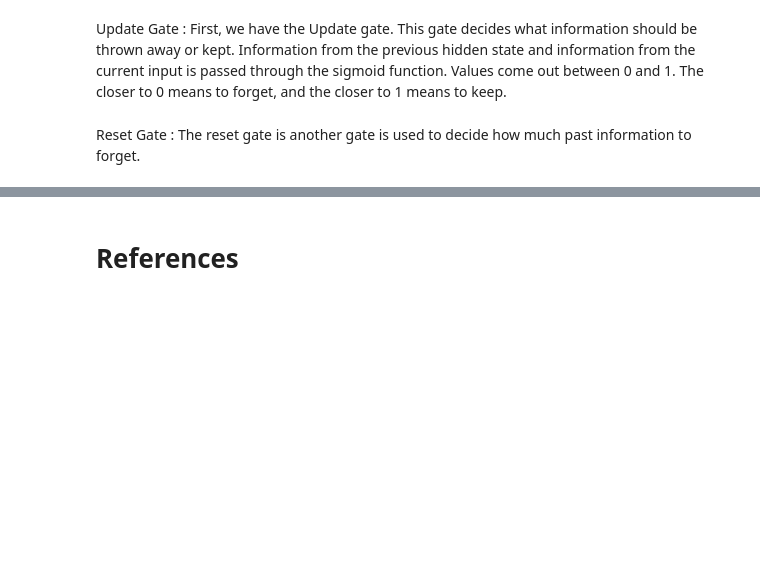
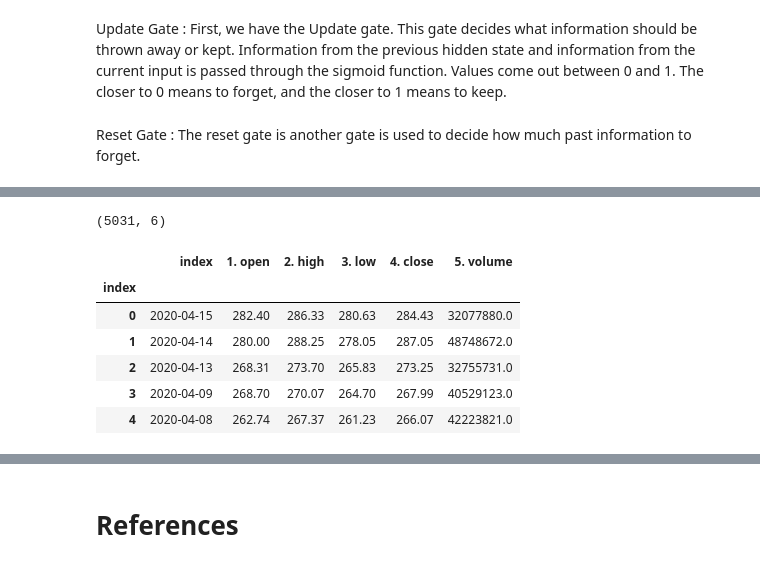
Before and after one commit to ikyath/RNN_Introduction_Fundamentals, a Jupyter notebook: RNN_Theory.ipynb, the cells around one changed output, grey strips where cells are left out. Saved outputs shown, nothing was run; the diff lists cells and outputs as text; code cells hidden in the pictures; blank space fills up the shorter version.

```diff
--- a/RNN_Theory.ipynb
+++ b/RNN_Theory.ipynb
@@ -111,0 +140,18 @@ The reset gate is another gate is used to decide how much past information to fo
+# %%
+from alpha_vantage.timeseries import TimeSeries
+from pprint import pprint
+ts = TimeSeries(key='5W7LO5BBKDO63VCC', output_format='pandas',indexing_type='integer')
+dataset, meta_data = ts.get_daily(symbol='AAPL', outputsize='full')
+print(dataset.shape)
+# %% [output]
+(5031, 6)
+# %%
+dataset.head()
+# %% [output]
+|  | index | 1. open | 2. high | 3. low | 4. close | 5. volume |
+| index |  |  |  |  |  |  |
+| 0 | 2020-04-15 | 282.40 | 286.33 | 280.63 | 284.43 | 32077880.0 |
+| 1 | 2020-04-14 | 280.00 | 288.25 | 278.05 | 287.05 | 48748672.0 |
+| 2 | 2020-04-13 | 268.31 | 273.70 | 265.83 | 273.25 | 32755731.0 |
+| 3 | 2020-04-09 | 268.70 | 270.07 | 264.70 | 267.99 | 40529123.0 |
+| 4 | 2020-04-08 | 262.74 | 267.37 | 261.23 | 266.07 | 42223821.0 |
```
Also changed, not shown: parts of 27 cells of this notebook.
